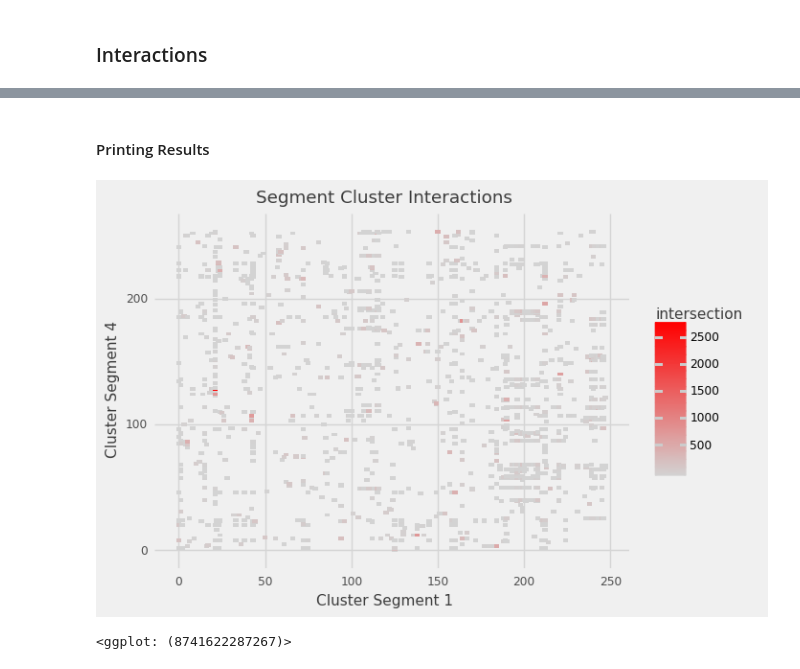
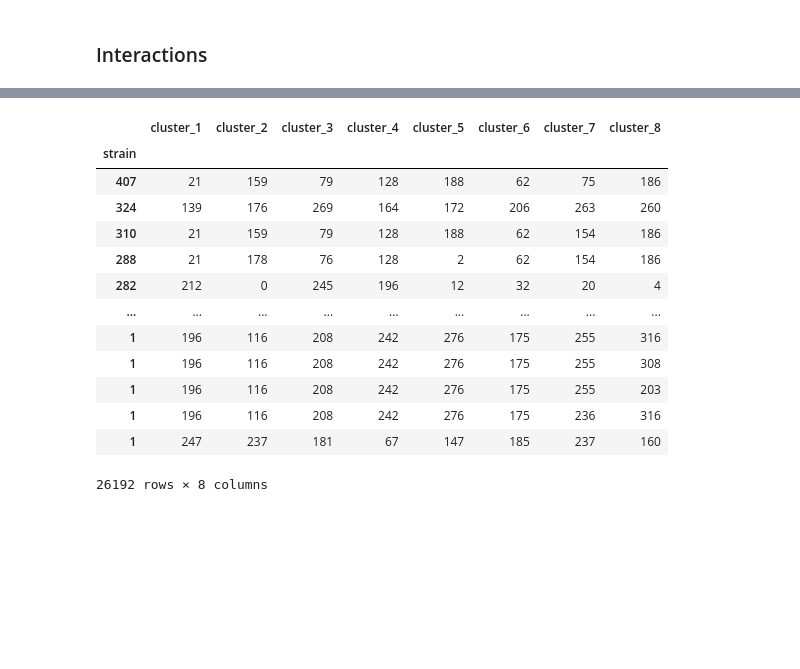
Before and after one commit to ahenoch/Masterthesis, a Jupyter notebook: Masterthesis.ipynb, the cells around one changed output, grey strips where cells are left out. Saved outputs shown, nothing was run; the diff lists cells and outputs as text; code cells hidden in the pictures; blank space fills up the shorter version.

Commit message:
high dimensional matrix for best cluster chain included (merge x 1000)

```diff
--- a/Masterthesis.ipynb
+++ b/Masterthesis.ipynb
@@ -687,7 +700,0 @@ interaction = merge.groupby(['segment_x', 'segment_y', 'cluster_x', 'cluster_y']
-# %% [markdown]
-#### Printing Results
-# %%
-plot_interactions(interaction, 1, 4)
-# %% [output]
-[figure, removed]
-<ggplot: (8741622287267)>
@@ -693,0 +714,37 @@ plot_interactions(interaction, 1, 4)
+# %%
+occurence = cluster.reset_index(drop = True).drop(['H', 'N'], axis = 1).drop_duplicates()#[['segment', 'cluster', 'strain']]
+merge = (occurence.query('segment == 1').drop(['segment'], axis = 1)
+         .merge(occurence.query('segment == 2').drop(['segment'], axis = 1), on=['strain'], suffixes = ["_1", "_2"])
+         .merge(occurence.query('segment == 3').drop(['segment'], axis = 1), on=['strain'])
+         .merge(occurence.query('segment == 4').drop(['segment'], axis = 1), on=['strain'], suffixes = ["_3", "_4"])
+         .merge(occurence.query('segment == 5').drop(['segment'], axis = 1), on=['strain'])
+         .merge(occurence.query('segment == 6').drop(['segment'], axis = 1), on=['strain'], suffixes = ["_5", "_6"])
+         .merge(occurence.query('segment == 7').drop(['segment'], axis = 1), on=['strain'])
+         .merge(occurence.query('segment == 8').drop(['segment'], axis = 1), on=['strain'], suffixes = ["_7", "_8"])
+        )
+interaction = merge.groupby(['cluster_1',
+                             'cluster_2',
+                             'cluster_3',
+                             'cluster_4',
+                             'cluster_5',
+                             'cluster_6',
+                             'cluster_7',
+                             'cluster_8'
+                            ]).count().reset_index().set_index('strain')
+# %%
+interaction.sort_index(ascending = False)
+# %% [output]
+|  | cluster_1 | cluster_2 | cluster_3 | cluster_4 | cluster_5 | cluster_6 | cluster_7 | cluster_8 |
+| strain |  |  |  |  |  |  |  |  |
+| 407 | 21 | 159 | 79 | 128 | 188 | 62 | 75 | 186 |
+| 324 | 139 | 176 | 269 | 164 | 172 | 206 | 263 | 260 |
+| 310 | 21 | 159 | 79 | 128 | 188 | 62 | 154 | 186 |
+| 288 | 21 | 178 | 76 | 128 | 2 | 62 | 154 | 186 |
+| 282 | 212 | 0 | 245 | 196 | 12 | 32 | 20 | 4 |
+| ... | ... | ... | ... | ... | ... | ... | ... | ... |
+| 1 | 196 | 116 | 208 | 242 | 276 | 175 | 255 | 316 |
+| 1 | 196 | 116 | 208 | 242 | 276 | 175 | 255 | 308 |
+| 1 | 196 | 116 | 208 | 242 | 276 | 175 | 255 | 203 |
+| 1 | 196 | 116 | 208 | 242 | 276 | 175 | 236 | 316 |
+| 1 | 247 | 237 | 181 | 67 | 147 | 185 | 237 | 160 |
+26192 rows × 8 columns
```
Also changed, not shown: parts of 16 cells of this notebook.
